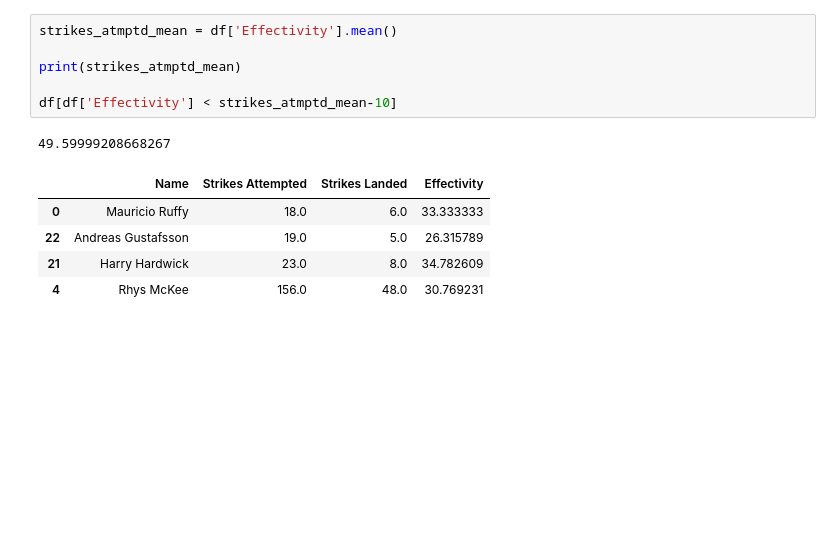
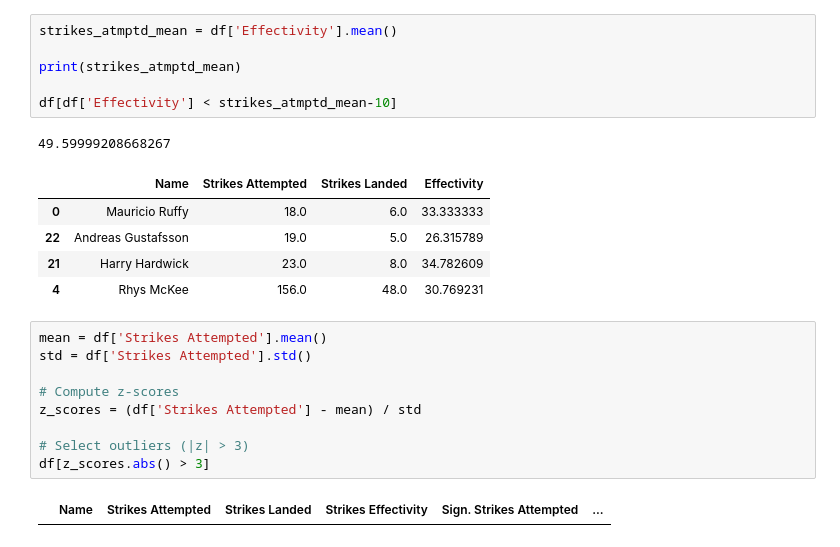
Before and after one commit to ATalaveraDev/UFC_analisys, a Jupyter notebook: fights_analysis.ipynb, the cells around one changed output. Drawn from its saved outputs; the diff is of its cells as text; blank space fills up the shorter version.

```diff
--- a/fights_analysis.ipynb
+++ b/fights_analysis.ipynb
@@ -115,3 +115,14 @@ df[df['Effectivity'] < strikes_atmptd_mean-10]
 | 22 | Andreas Gustafsson | 19.0 | 5.0 | 26.315789 |
 | 21 | Harry Hardwick | 23.0 | 8.0 | 34.782609 |
 | 4 | Rhys McKee | 156.0 | 48.0 | 30.769231 |
+# %%
+mean = df['Strikes Attempted'].mean()
+std = df['Strikes Attempted'].std()
+
+# Compute z-scores
+z_scores = (df['Strikes Attempted'] - mean) / std
+
+# Select outliers (|z| > 3)
+df[z_scores.abs() > 3]
+# %% [output]
+|  | Name | Strikes Attempted | Strikes Landed | Strikes Effectivity | Sign. Strikes Attempted | ... |
```
Also changed, not shown: parts of 1 cell of this notebook.
